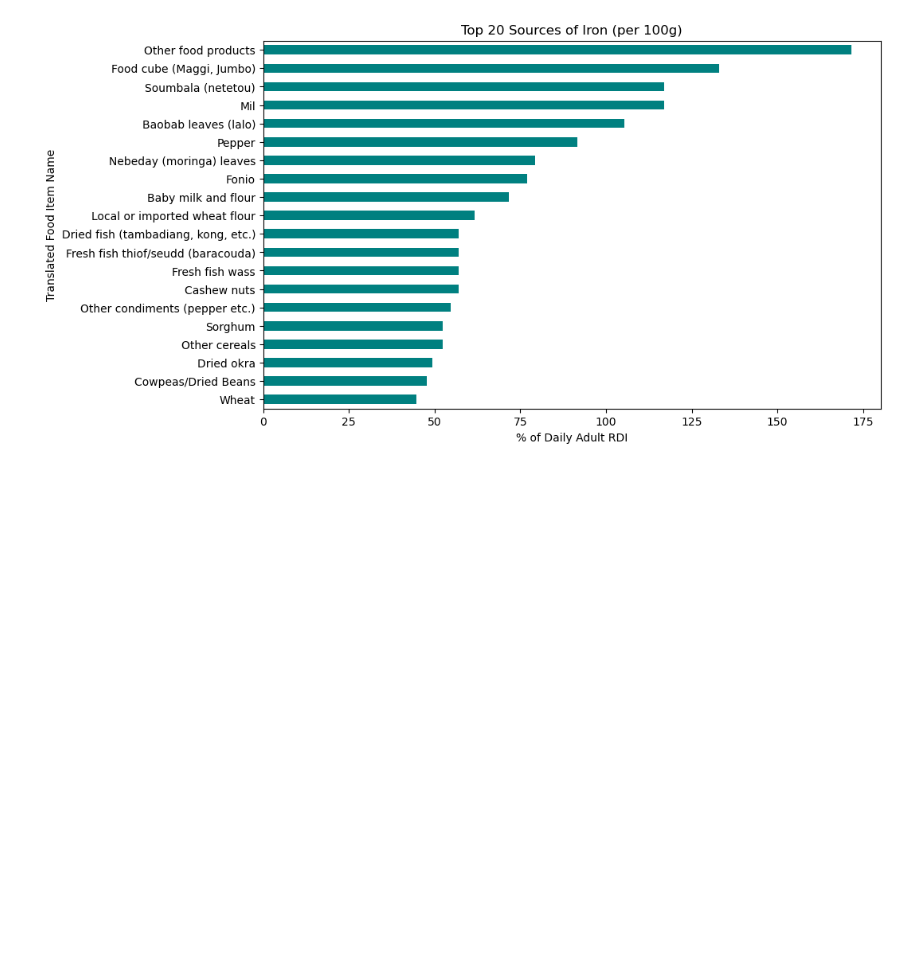
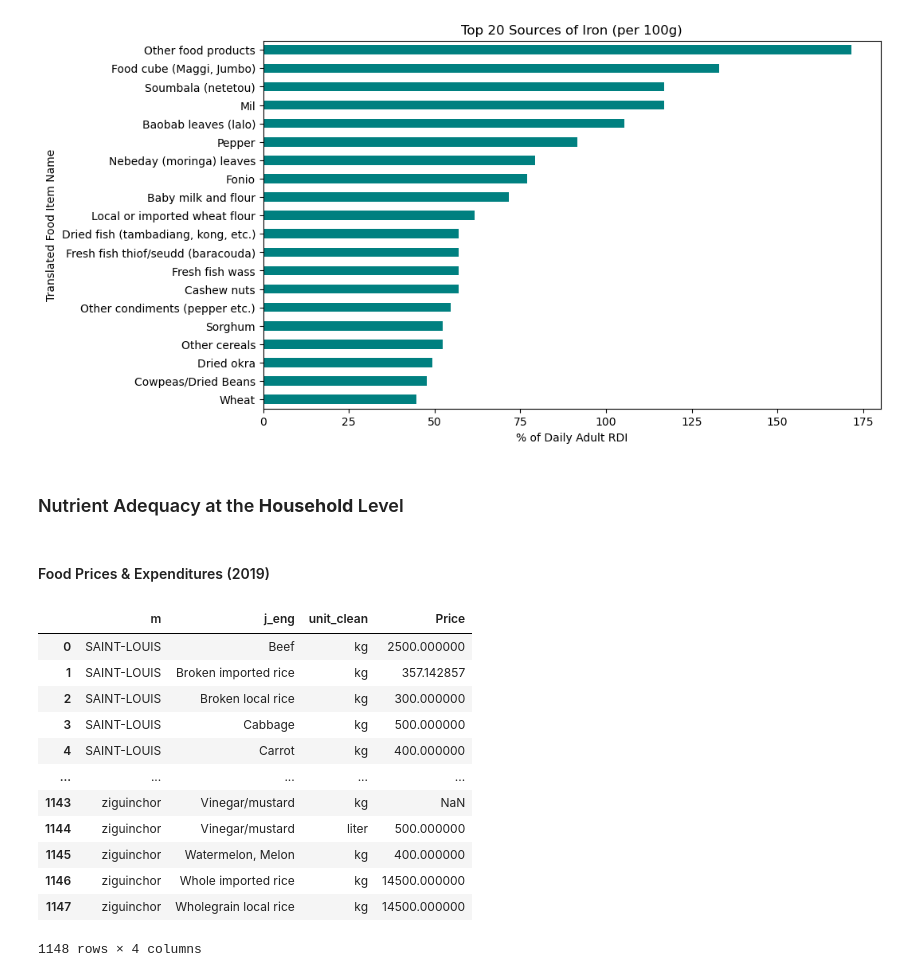
Before and after one commit to IvanChan511/EEP_153_Project_3, a Jupyter notebook: Project 3 Final Code.ipynb, the cells around one changed output. Cells and saved outputs as stored; diff of their text form; code cells hidden in the pictures; blank space fills up the shorter version.

```diff
--- a/Project 3 Final Code.ipynb
+++ b/Project 3 Final Code.ipynb
@@ -353,3 +355,40 @@ plt.gca().invert_yaxis() # Highest value at the top
 plt.show()
 # %% [output]
 [figure]
+# %% [markdown]
+### Nutrient Adequacy at the **Household** Level
+# %% [markdown]
+#### Food Prices & Expenditures (2019)
+# %%
+p = read_sheets(Senegal_Data, sheet="Food Prices (2019)")
+
+# Filter to only keep the 'standard' units to ensure nutritional accuracy
+p_clean = p[p['u_eng'].isin(['Liter', 'kg'])]
+p_clean['unit_clean'] = p_clean['u_eng'].str.lower()
+
+# If the list still have duplicates, take the median price for that item/region to remove outliers.
+p_final = p_clean.groupby(['m', 'j_eng', 'unit_clean'])['Price'].median().reset_index()
+
+# Compute national median per food + unit
+p_final['national_price'] = p_final.groupby(['j_eng', 'unit_clean'])['Price'].transform('median')
+
+# Fill missing prices
+p_final['Price'] = p_final['Price'].fillna(p_final['national_price'])
+
+# Drop helper column if needed
+p_final = p_final.drop(columns='national_price')
+p_final
+# %% [output]
+|  | m | j_eng | unit_clean | Price |
+| 0 | SAINT-LOUIS | Beef | kg | 2500.000000 |
+| 1 | SAINT-LOUIS | Broken imported rice | kg | 357.142857 |
+| 2 | SAINT-LOUIS | Broken local rice | kg | 300.000000 |
+| 3 | SAINT-LOUIS | Cabbage | kg | 500.000000 |
+| 4 | SAINT-LOUIS | Carrot | kg | 400.000000 |
+| ... | ... | ... | ... | ... |
+| 1143 | ziguinchor | Vinegar/mustard | kg | NaN |
+| 1144 | ziguinchor | Vinegar/mustard | liter | 500.000000 |
+| 1145 | ziguinchor | Watermelon, Melon | kg | 400.000000 |
+| 1146 | ziguinchor | Whole imported rice | kg | 14500.000000 |
+| 1147 | ziguinchor | Wholegrain local rice | kg | 14500.000000 |
+1148 rows × 4 columns
```
Also changed, not shown: parts of 17 cells of this notebook.
